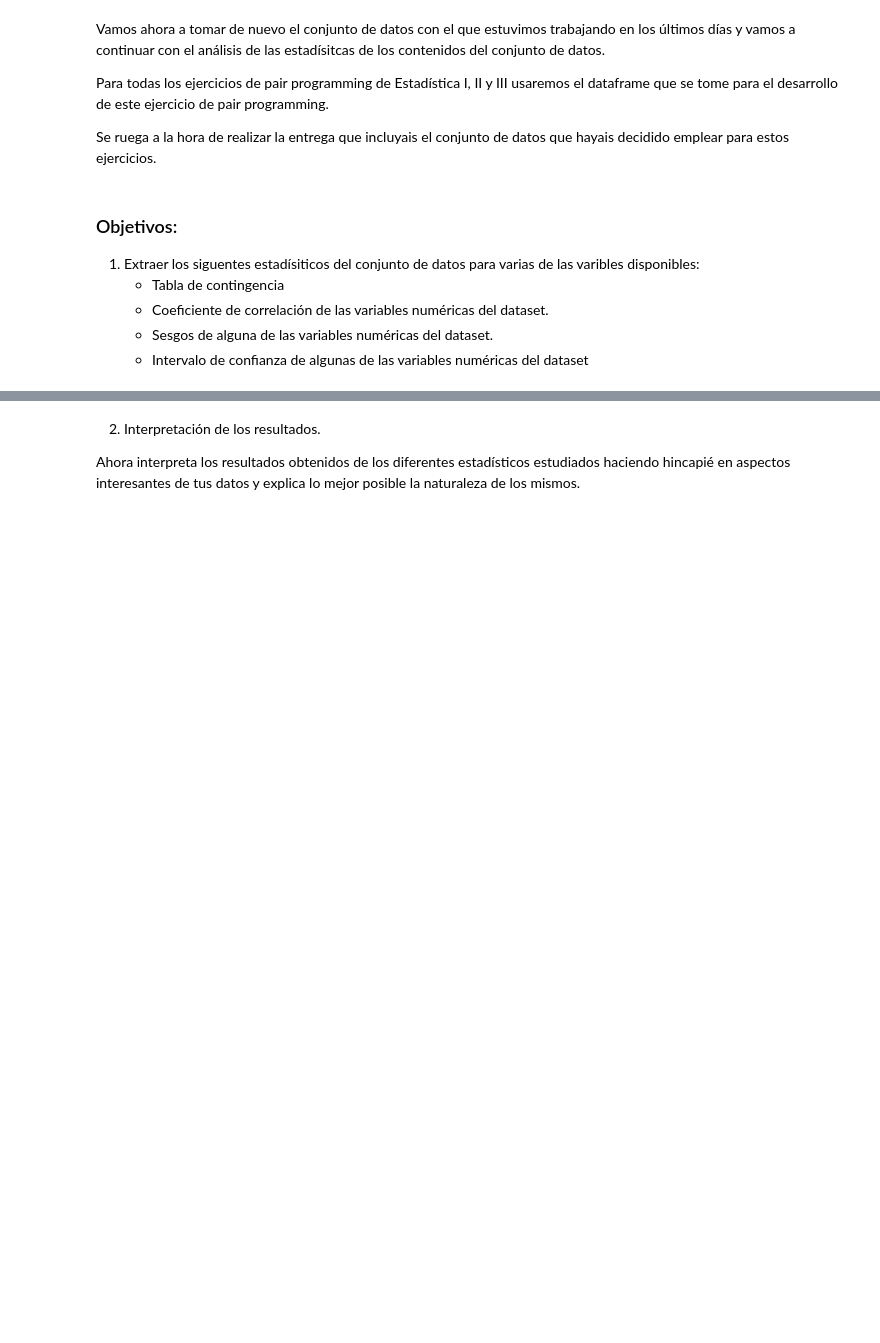
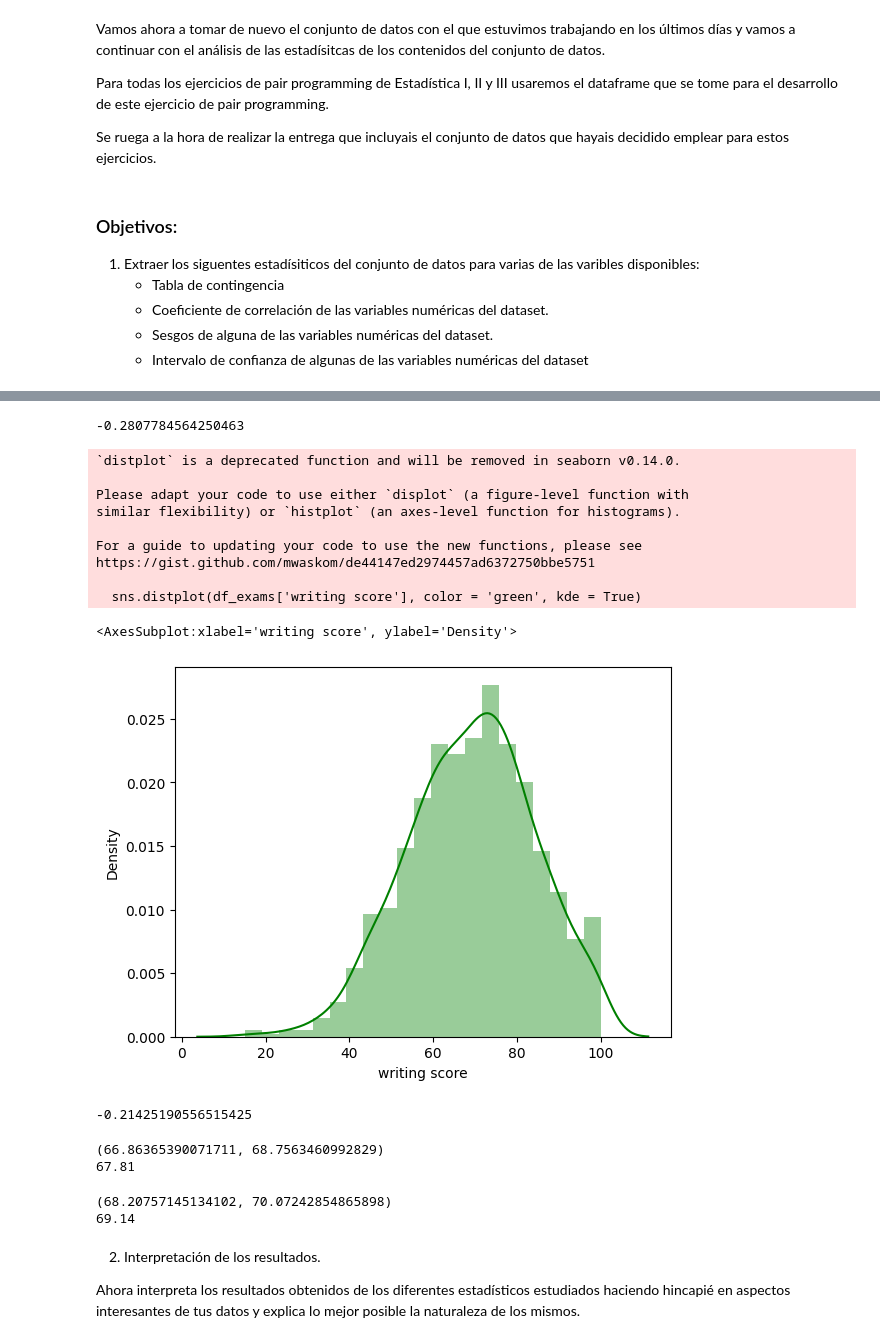
Before and after one commit to Adalab/promo-d-da-modulo2-sprint1-lorena-ana, a Jupyter notebook: ESTADISTICA/pair-programming_estadistica3.ipynb, the cells around one changed output, grey strips where cells are left out. Drawn from its saved outputs; the diff is of its cells as text; code cells hidden in the pictures; blank space fills up the shorter version.

```diff
--- a/ESTADISTICA/pair-programming_estadistica3.ipynb
+++ b/ESTADISTICA/pair-programming_estadistica3.ipynb
@@ -17,3 +126,49 @@ Se ruega a la hora de realizar la entrega que incluyais el conjunto de datos que
+# %%
+skewness = skew (df_exams['math score'])
+skewness
+# %% [output]
+-0.2807784564250463
+# %%
+sns.distplot(df_exams['writing score'], color = 'green', kde = True)
+# %% [output]
+`distplot` is a deprecated function and will be removed in seaborn v0.14.0.
+
+Please adapt your code to use either `displot` (a figure-level function with
+similar flexibility) or `histplot` (an axes-level function for histograms).
+
+For a guide to updating your code to use the new functions, please see
+https://gist.github.com/mwaskom/de44147ed2974457ad6372750bbe5751
+
+  sns.distplot(df_exams['writing score'], color = 'green', kde = True)
+<AxesSubplot:xlabel='writing score', ylabel='Density'>
+[figure, added]
+# %%
+skewness1 = skew (df_exams['writing score'])
+skewness1
+# %% [output]
+-0.21425190556515425
+# %%
+# Intervalo de confianza para la variable math score
+
+datos = df_exams['math score']
+
+print(st.t.interval(alpha=0.95, df=len(datos)-1, loc=np.mean(datos), scale=st.sem(datos)))
+
+print(np.mean(datos))
+# %% [output]
+(66.86365390071711, 68.7563460992829)
+67.81
+# %%
+# Intervalo de confianza para la variable writing score
+
+datos1 = df_exams['writing score']
+
+print(st.t.interval(alpha=0.95, df=len(datos1)-1, loc=np.mean(datos1), scale=st.sem(datos1)))
+
+print(np.mean(datos1))
+# %% [output]
+(68.20757145134102, 70.07242854865898)
+69.14
 # %% [markdown]
 2. Interpretación de los resultados.
 
```
Also changed, not shown: parts of 13 cells of this notebook.
